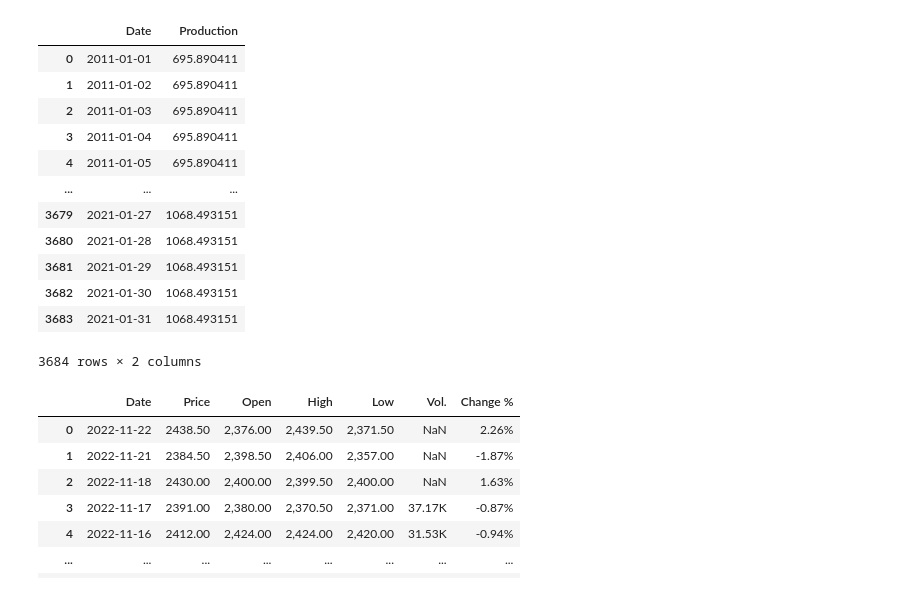
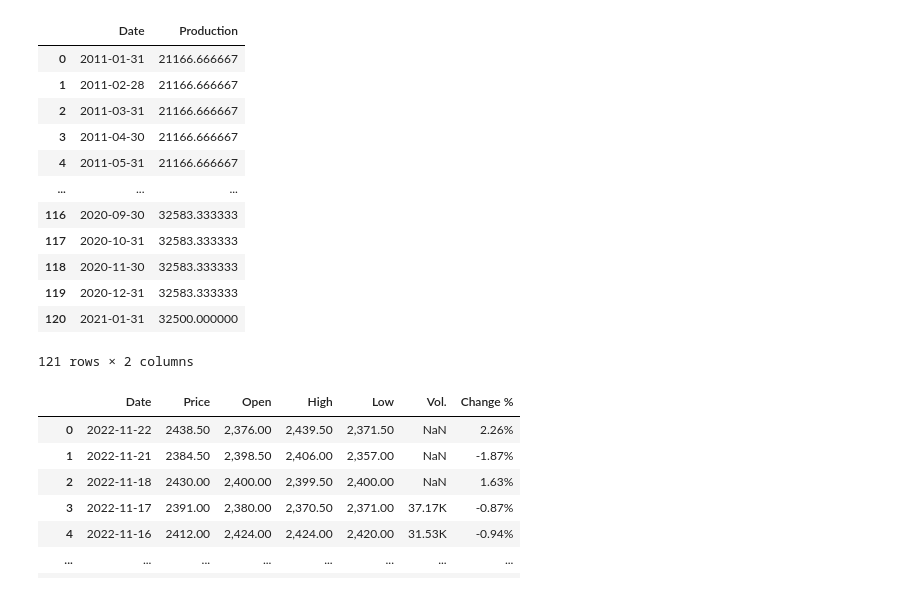
Before and after one commit to alexwese/tkseminar, a Jupyter notebook: DataAnalysis/DataAnalysis_Bauxite.ipynb, the cells around one changed output. Saved outputs shown, nothing was run; the diff lists cells and outputs as text; code cells hidden in the pictures.

```diff
--- a/DataAnalysis/DataAnalysis_Bauxite.ipynb
+++ b/DataAnalysis/DataAnalysis_Bauxite.ipynb
@@ -16,34 +13,34 @@ def days_in_year(year=datetime.datetime.now().year):
 # %%
 bauxite= pd.read_excel("Data/yearly_bauxite.xlsx")
 
 bauxite = bauxite[['Year','Production']]
 bauxite['Year'] = pd.to_datetime(bauxite['Year'] , format='%Y')
 bauxite = bauxite.set_index('Year')
 bauxite.Production = bauxite.Production.astype(float)
 
 start_date = bauxite.index.min() - pd.DateOffset(day=1)
 end_date = bauxite.index.max() + pd.DateOffset(day=31)
-dates = pd.date_range(start_date, end_date, freq='D')
+dates = pd.date_range(start_date, end_date, freq='M')
 dates.name = 'Date'
 bauxite = bauxite.reindex(dates, method='ffill')
 
-bauxite['Production'] = bauxite['Production']/365
+bauxite['Production'] = bauxite['Production']/12
 bauxite = bauxite.reset_index(drop=False)
 bauxite
 # %% [output]
 |  | Date | Production |
-| 0 | 2011-01-01 | 695.890411 |
-| 1 | 2011-01-02 | 695.890411 |
-| 2 | 2011-01-03 | 695.890411 |
-| 3 | 2011-01-04 | 695.890411 |
-| 4 | 2011-01-05 | 695.890411 |
+| 0 | 2011-01-31 | 21166.666667 |
+| 1 | 2011-02-28 | 21166.666667 |
+| 2 | 2011-03-31 | 21166.666667 |
+| 3 | 2011-04-30 | 21166.666667 |
+| 4 | 2011-05-31 | 21166.666667 |
 | ... | ... | ... |
-| 3679 | 2021-01-27 | 1068.493151 |
-| 3680 | 2021-01-28 | 1068.493151 |
-| 3681 | 2021-01-29 | 1068.493151 |
-| 3682 | 2021-01-30 | 1068.493151 |
-| 3683 | 2021-01-31 | 1068.493151 |
+| 116 | 2020-09-30 | 32583.333333 |
+| 117 | 2020-10-31 | 32583.333333 |
+| 118 | 2020-11-30 | 32583.333333 |
+| 119 | 2020-12-31 | 32583.333333 |
+| 120 | 2021-01-31 | 32500.000000 |
-3684 rows × 2 columns
+121 rows × 2 columns
 # %%
 alu_prices = pd.read_csv("../data/Aluminium Historical Data.csv")
 alu_prices["Date"] = pd.to_datetime(alu_prices["Date"])
```
Also changed, not shown: parts of 1 cell of this notebook, 2 other files.
